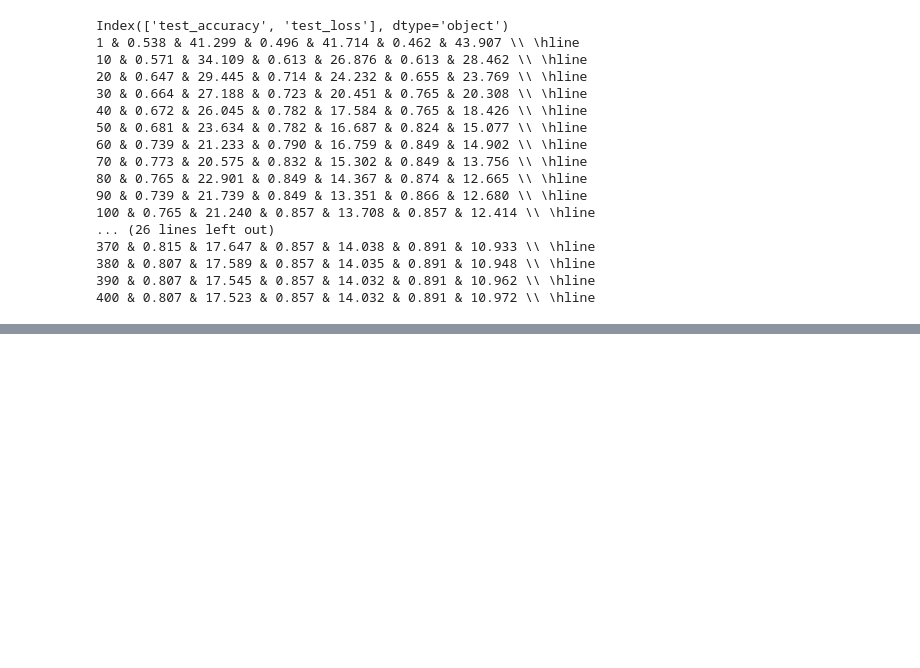
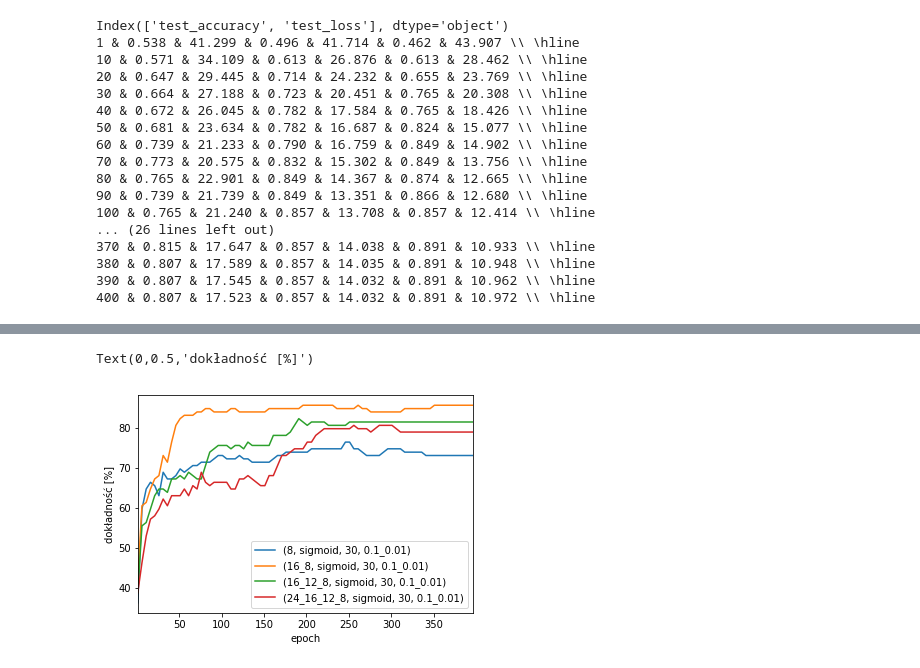
Before and after one commit to matbur/inz-doc, a Jupyter notebook: parse-tests.ipynb, the cells around one changed output, grey strips where cells are left out. Cells and saved outputs as stored; diff of their text form; code cells hidden in the pictures; blank space fills up the shorter version.

```diff
--- a/parse-tests.ipynb
+++ b/parse-tests.ipynb
@@ -110,0 +145,10 @@ Index(['test_accuracy', 'test_loss'], dtype='object')
+# %%
+(100 * data['testing'][l[3]])['test_accuracy'].iloc[::n].plot(label=l[3])
+(100 * data['testing'][l[1]])['test_accuracy'].iloc[::n].plot(label=l[1])
+(100 * data['testing'][l[0]])['test_accuracy'].iloc[::n].plot(label=l[0])
+(100 * data['testing'][l[2]])['test_accuracy'].iloc[::n].plot(label=l[2])
+plt.legend()
+plt.ylabel('dokładność [%]')
+# %% [output]
+Text(0,0.5,'dokładność [%]')
+[figure, added]
```
Also changed, not shown: parts of 5 cells of this notebook, 2 other files.
